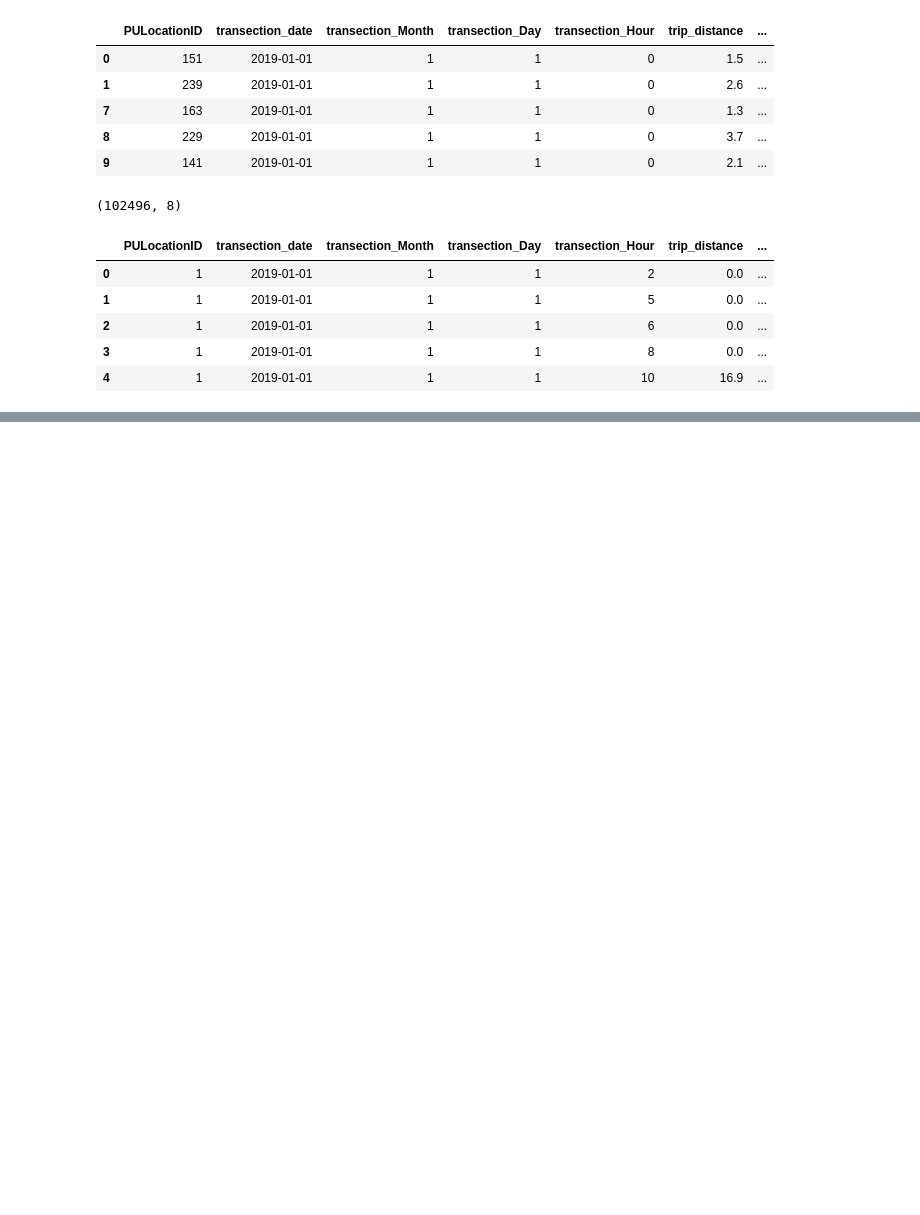
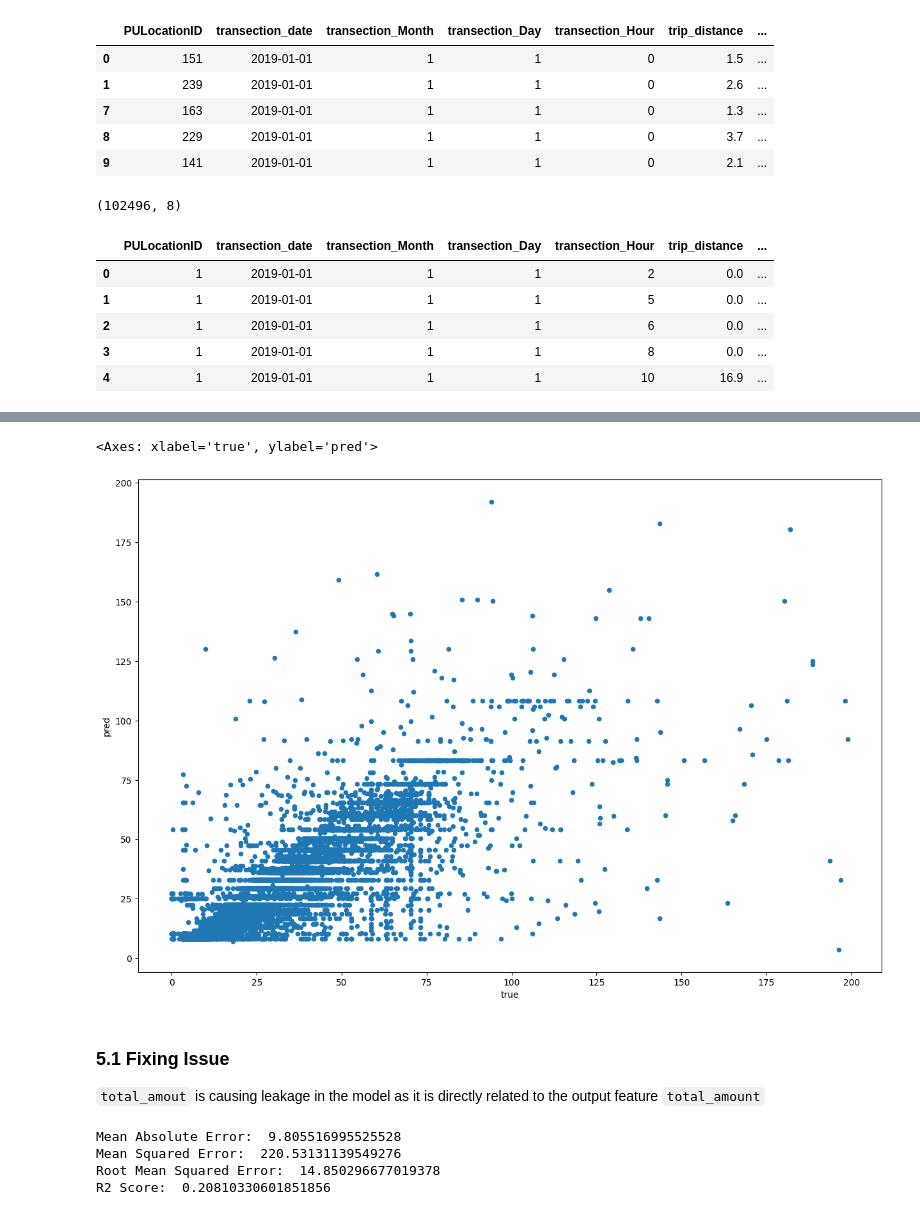
Before and after one commit to umerghafoor/TLC-Trip-Record-Data-Analysis, a Jupyter notebook: main.ipynb, the cells around one changed output, grey strips where cells are left out. Saved outputs shown, nothing was run; the diff lists cells and outputs as text; code cells hidden in the pictures; blank space fills up the shorter version.

```diff
--- a/main.ipynb
+++ b/main.ipynb
@@ -300,0 +320,5 @@ aoifnoifnoieanf
+# %%
+catagorical_features_for_benchmark = ['PULocationID','transection_Month','transection_Day','transection_Hour']
+numerical_features_for_benchmark = ['trip_distance']
+input_features_for_benchmark = catagorical_features_for_benchmark + numerical_features_for_benchmark
+output_features_for_benchmark = ['total_amount']
@@ -300,0 +327,7 @@ aoifnoifnoieanf
+# %%
+x_bench = data_for_benchmark[input_features_for_benchmark]
+y_bench = data_for_benchmark[output_features_for_benchmark]
+
+x_bench = pd.get_dummies(x_bench)
+
+x_train_bench, x_test_bench, y_train_bench, y_test_bench = train_test_split(x_bench, y_bench, test_size=0.3, random_state=42)
@@ -300,0 +361,44 @@ aoifnoifnoieanf
+# %%
+data = {'true' : y_test_bench['total_amount'], 'pred' : y_pred_bench}
+result = pd.DataFrame(data)
+
+result.plot(kind='scatter', x='true', y='pred', figsize=(15,10))
+# %% [output]
+<Axes: xlabel='true', ylabel='pred'>
+[figure, added]
+# %% [markdown]
+### 5.1 Fixing Issue
+`total_amout` is causing leakage in the model as it is directly related to the output feature `total_amount`
+# %%
+
+data_for_benchmark = taxi_grouped_by_region.copy()
+input_features_for_benchmark = ['PULocationID','transection_Month','transection_Day','transection_Hour']
+output_features_for_benchmark = ['total_amount']
+
+# Slpiting the data into train and test
+x_bench = data_for_benchmark[input_features_for_benchmark]
+y_bench = data_for_benchmark[output_features_for_benchmark]
+
+x_bench = pd.get_dummies(x_bench)
+
+x_train_bench, x_test_bench, y_train_bench, y_test_bench = train_test_split(x_bench, y_bench, test_size=0.3, random_state=42)
+
+# Training the model
+tree = DecisionTreeRegressor(max_depth=10)
+tree.fit(x_train_bench, y_train_bench)
+
+model_at_hand = tree
+
+# Predicting the output
+y_pred_bench = model_at_hand.predict(x_test_bench)
+
+# Evaluating the model
+print("Mean Absolute Error: ", mean_absolute_error(y_test_bench, y_pred_bench))
+print("Mean Squared Error: ", mean_squared_error(y_test_bench, y_pred_bench))
+print("Root Mean Squared Error: ", sqrt(mean_squared_error(y_test_bench, y_pred_bench)))
+print("R2 Score: ", r2_score(y_test_bench, y_pred_bench))
+# %% [output]
+Mean Absolute Error:  9.805516995525528
+Mean Squared Error:  220.53131139549276
+Root Mean Squared Error:  14.850296677019378
+R2 Score:  0.20810330601851856
```
Also changed, not shown: parts of 47 cells of this notebook.
